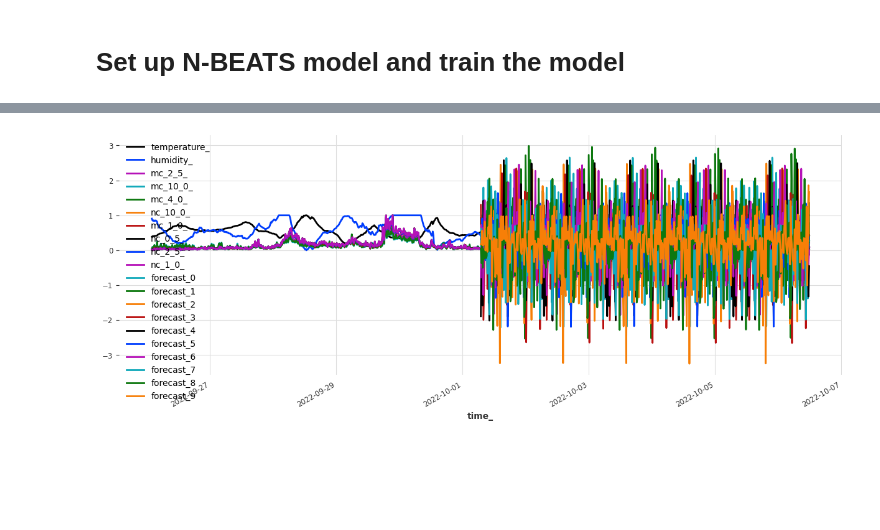
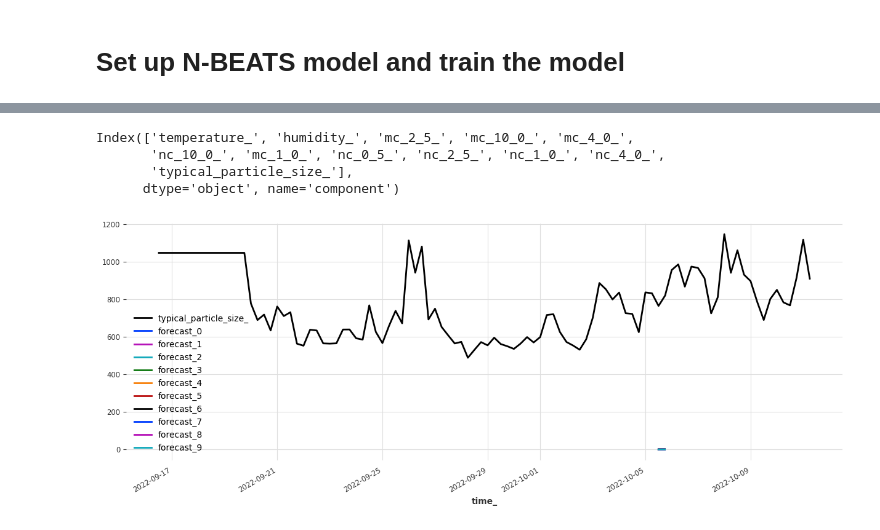
Before and after one commit to kundestyrt-norbit/timeseries-prediction, a Jupyter notebook: timestream_sagemaker_demo.ipynb, the cells around one changed output, grey strips where cells are left out. Saved outputs shown, nothing was run; the diff lists cells and outputs as text; code cells hidden in the pictures; blank space fills up the shorter version.

Commit message:
Inital model using NBEATS #1

```diff
--- a/timestream_sagemaker_demo.ipynb
+++ b/timestream_sagemaker_demo.ipynb
@@ -137,9 +161,15 @@ label_q1 = f'{int(qU1 * 100)} / {int(qL1 * 100)} percentile band'
 label_q2 = f'{int(qU2 * 100)} / {int(qL2 * 100)} percentile band'
 
 mpath = os.path.abspath(os.getcwd()) + SAVE
+# %%
+add_encoders = {
+    'datetime_attribute': {'past': ['hour'], 'future': ['hour']},
+    'custom': {'past': [lambda idx: workday_series(idx)], 'future': [lambda idx: workday_series(idx)]},
+    'transformer': Scaler()
+}
 # %%
-train, val = series[:-800], series[-800:]
-model = model_nbeats = NBEATSModel(    input_chunk_length=INLEN,
+train, val = series[:-24], series[-24:]
+model_nbeats = NBEATSModel(    input_chunk_length=INLEN,
                         output_chunk_length=N_FC,
                         num_stacks=BLOCKS,
                         layer_widths=LWIDTH,
@@ -153,5 +183,6 @@ model = model_nbeats = NBEATSModel(    input_chunk_length=INLEN,
                         generic_architecture=True,
                         random_state=RAND,
                         force_reset=True,
-                        save_checkpoints=True
+                        save_checkpoints=True,
+                        add_encoders=add_encoders
                     )
@@ -161,7 +196,7 @@ if LOAD:
     model_nbeats = NBEATSModel.load_model(mpath)                            # load previously model from disk
 else:
     model_nbeats.fit(  series=train,
-                val_series=val,
+                # val_series=val,
                 verbose=True)
     print("have saved the model after training:", mpath)
     model_nbeats.save(mpath)
@@ -184,2 +205,2 @@ else:
 # %%
-prediction_nbeats = model_nbeats.predict(n=96, num_samples=1000)
+prediction_nbeats = model_nbeats.predict(n=24, num_samples=1000, series=train[-480:])
@@ -186,4 +210,5 @@ prediction_nbeats = model_nbeats.predict(n=96, num_samples=1000)
 # %%
-series[-1000:].plot()
-prediction.plot(label='forecast', low_quantile=0.05, high_quantile=0.95)
+print(series.columns)
+series["typical_particle_size_"].plot()
+prediction_nbeats.plot(label='forecast', low_quantile=0.05, high_quantile=0.95)
 # %% [output]
@@ -192 +216,5 @@ prediction.plot(label='forecast', low_quantile=0.05, high_quantile=0.95)
+Index(['temperature_', 'humidity_', 'mc_2_5_', 'mc_10_0_', 'mc_4_0_',
+       'nc_10_0_', 'mc_1_0_', 'nc_0_5_', 'nc_2_5_', 'nc_1_0_', 'nc_4_0_',
+       'typical_particle_size_'],
+      dtype='object', name='component')
-[figure, old version]
+[figure, new version]
```
Also changed, not shown: parts of 15 cells of this notebook.
